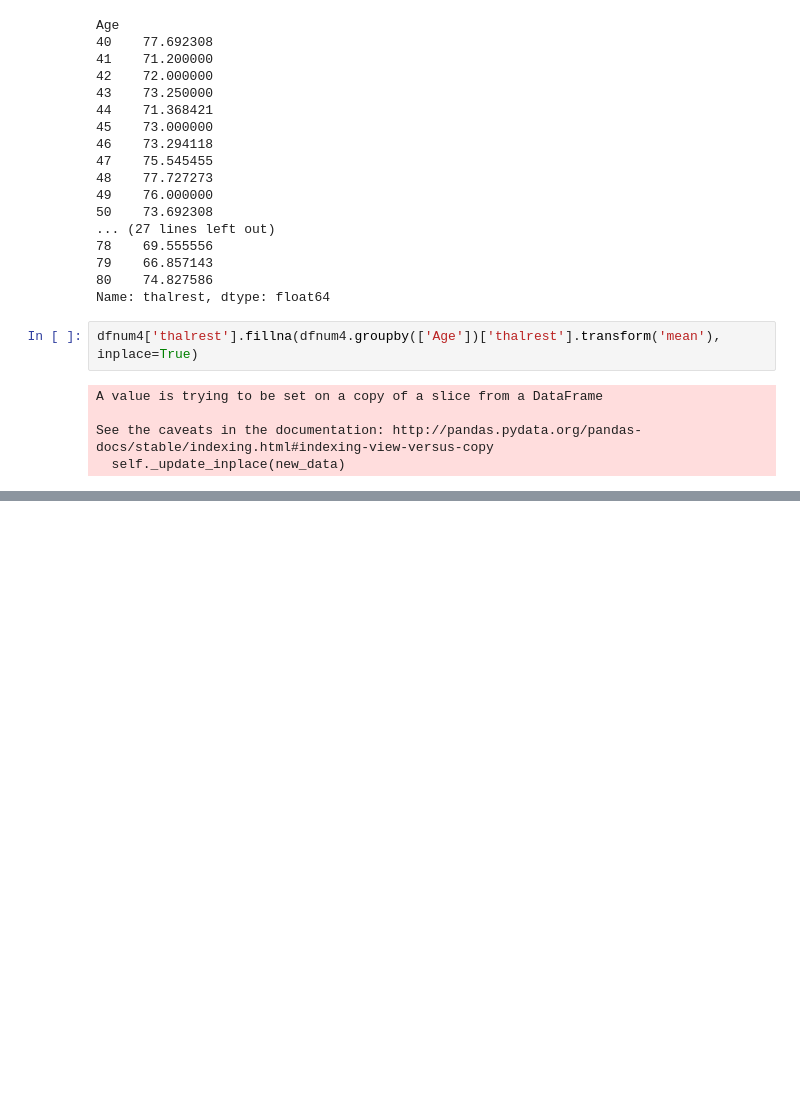
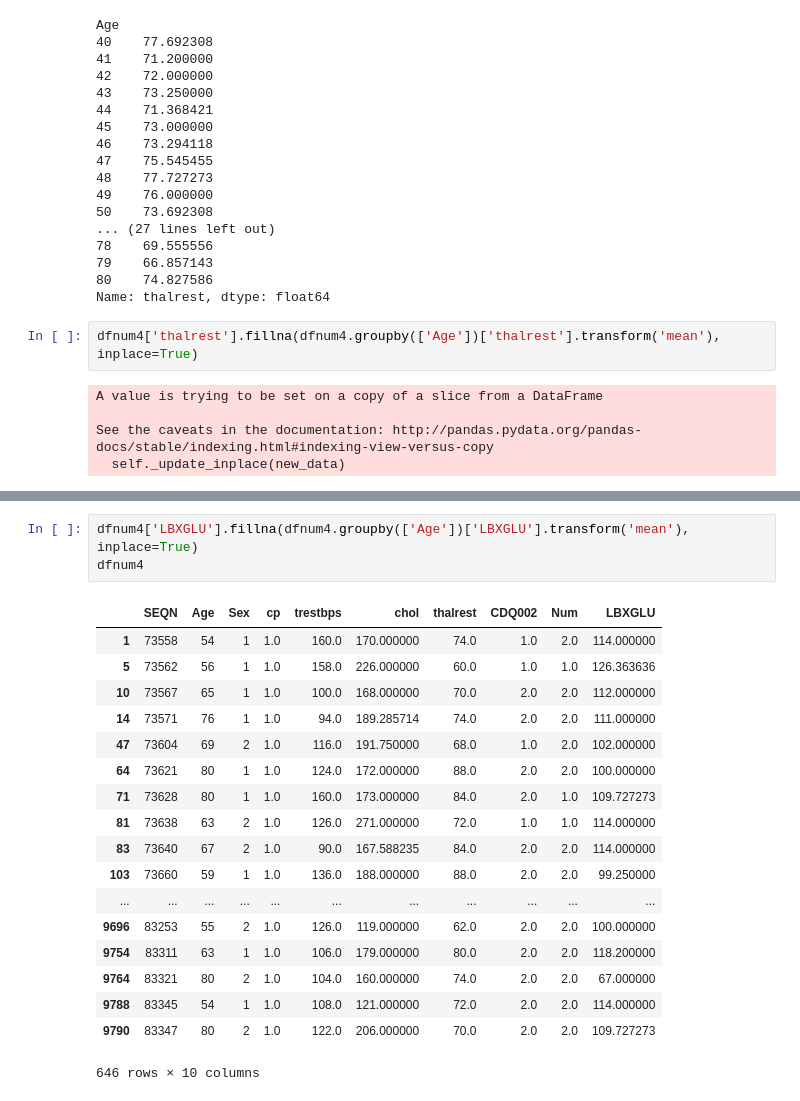
Before and after one commit to Ophelia82/Heart-Disease-Predictive-Model, a Jupyter notebook: final_assembled1.clean.ipynb, the cells around one changed output, grey strips where cells are left out. Drawn from its saved outputs; the diff is of its cells as text; blank space fills up the shorter version.

```diff
--- a/final_assembled1.clean.ipynb
+++ b/final_assembled1.clean.ipynb
@@ -211,0 +234,22 @@ See the caveats in the documentation: http://pandas.pydata.org/pandas-docs/stabl
+# %%
+dfnum4['LBXGLU'].fillna(dfnum4.groupby(['Age'])['LBXGLU'].transform('mean'), inplace=True)
+dfnum4
+# %% [output]
+|  | SEQN | Age | Sex | cp | trestbps | chol | thalrest | CDQ002 | Num | LBXGLU |
+| 1 | 73558 | 54 | 1 | 1.0 | 160.0 | 170.000000 | 74.0 | 1.0 | 2.0 | 114.000000 |
+| 5 | 73562 | 56 | 1 | 1.0 | 158.0 | 226.000000 | 60.0 | 1.0 | 1.0 | 126.363636 |
+| 10 | 73567 | 65 | 1 | 1.0 | 100.0 | 168.000000 | 70.0 | 2.0 | 2.0 | 112.000000 |
+| 14 | 73571 | 76 | 1 | 1.0 | 94.0 | 189.285714 | 74.0 | 2.0 | 2.0 | 111.000000 |
+| 47 | 73604 | 69 | 2 | 1.0 | 116.0 | 191.750000 | 68.0 | 1.0 | 2.0 | 102.000000 |
+| 64 | 73621 | 80 | 1 | 1.0 | 124.0 | 172.000000 | 88.0 | 2.0 | 2.0 | 100.000000 |
+| 71 | 73628 | 80 | 1 | 1.0 | 160.0 | 173.000000 | 84.0 | 2.0 | 1.0 | 109.727273 |
+| 81 | 73638 | 63 | 2 | 1.0 | 126.0 | 271.000000 | 72.0 | 1.0 | 1.0 | 114.000000 |
+| 83 | 73640 | 67 | 2 | 1.0 | 90.0 | 167.588235 | 84.0 | 2.0 | 2.0 | 114.000000 |
+| 103 | 73660 | 59 | 1 | 1.0 | 136.0 | 188.000000 | 88.0 | 2.0 | 2.0 | 99.250000 |
+| ... | ... | ... | ... | ... | ... | ... | ... | ... | ... | ... |
+| 9696 | 83253 | 55 | 2 | 1.0 | 126.0 | 119.000000 | 62.0 | 2.0 | 2.0 | 100.000000 |
+| 9754 | 83311 | 63 | 1 | 1.0 | 106.0 | 179.000000 | 80.0 | 2.0 | 2.0 | 118.200000 |
+| 9764 | 83321 | 80 | 2 | 1.0 | 104.0 | 160.000000 | 74.0 | 2.0 | 2.0 | 67.000000 |
+| 9788 | 83345 | 54 | 1 | 1.0 | 108.0 | 121.000000 | 72.0 | 2.0 | 2.0 | 114.000000 |
+| 9790 | 83347 | 80 | 2 | 1.0 | 122.0 | 206.000000 | 70.0 | 2.0 | 2.0 | 109.727273 |
+646 rows × 10 columns
```
Also changed, not shown: parts of 4 cells of this notebook, 2 other files.
